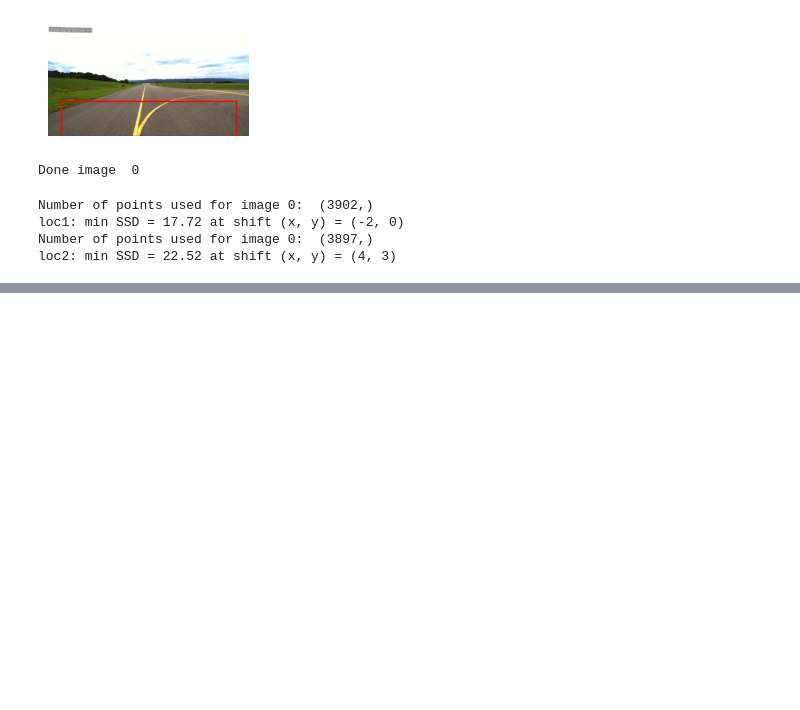
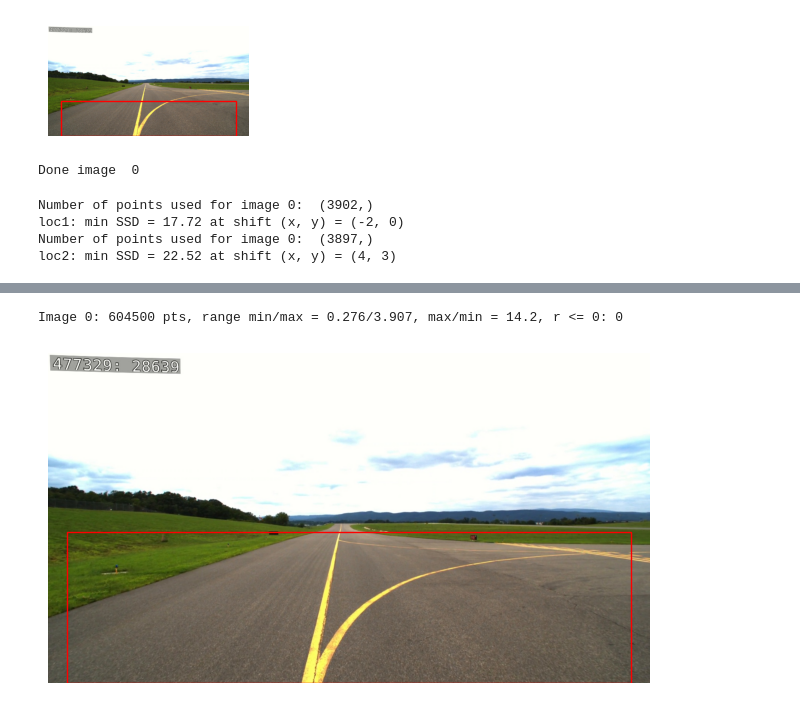
Before and after one commit to dchoate119/ASAR, a Jupyter notebook: s4/fde/lsa_example.ipynb, the cells around one changed output, grey strips where cells are left out. Drawn from its saved outputs; the diff is of its cells as text; code cells hidden in the pictures; blank space fills up the shorter version.

```diff
--- a/s4/fde/lsa_example.ipynb
+++ b/s4/fde/lsa_example.ipynb
@@ -328,0 +298,40 @@ print("nearest:", nearest)   # (frame_num, colmap_id, name)
+# %%
+def project_roi(gnav, roi):
+    """
+    Grab ROI pixels and project onto the ground plane in the ref frame (same as cells 13-14)
+    Input: roi (x, y, width, height)
+    """
+    gnav.grab_image_pts_tot(np.array([roi]))
+
+    for i in range(gnav.im_num):
+        # Unit vectors in camera coords
+        pts_vec_c, pts_rgb_gnd = gnav.unit_vec_c(i)
+        gnav.im_mosaic[i] = {'rgbc': pts_rgb_gnd}
+
+        # Camera to world transform
+        homog_w2c, homog_c2w = gnav.get_pose_id(gnav.im_ids[i], i)
+
+        # Transform to world coords and intersect with ground plane
+        origin_c, pts_loc_w, pts_vec_w = gnav.unit_vec_tform(pts_vec_c, gnav.origin_w, homog_c2w)
+        ranges, new_pts_w = gnav.pt_range(pts_vec_w, homog_c2w, origin_c, i)
+
+        # Transfer points to reference frame
+        __, new_pts_r, pts_vec_r = gnav.unit_vec_tform(new_pts_w, gnav.origin_w, gnav.tform_ref_frame_pts)
+
+        # Store points and grayscale colors
+        gnav.im_mosaic[i]['pts'] = new_pts_r
+        gnav.im_mosaic[i]['color_g'] = gnav.conv_to_gray(gnav.im_mosaic[i]['rgbc'], i)
+
+        # Image row of each point (same flattening order as pts) - for resolution check by row band
+        gnav.im_mosaic[i]['rows'] = gnav.im_pts_2d[i]['pts'][..., 1].ravel()
+
+        # Range check - r <= 0 means ray is at/above horizon
+        r = gnav.im_pts_2d[i]['r']
+        print(f"Image {i}: {r.size} pts, range min/max = {r.min():.3f}/{r.max():.3f}, "
+              f"max/min = {r.max()/r.min():.1f}, r <= 0: {(r <= 0).sum()}")
+# %%
+project_roi(gnav, rois['mid'])
+gnav.plot_gnd_pts()
+# %% [output]
+Image 0: 604500 pts, range min/max = 0.276/3.907, max/min = 14.2, r <= 0: 0
+[figure, added]
```
Also changed, not shown: parts of 15 cells of this notebook, 1 other file.
